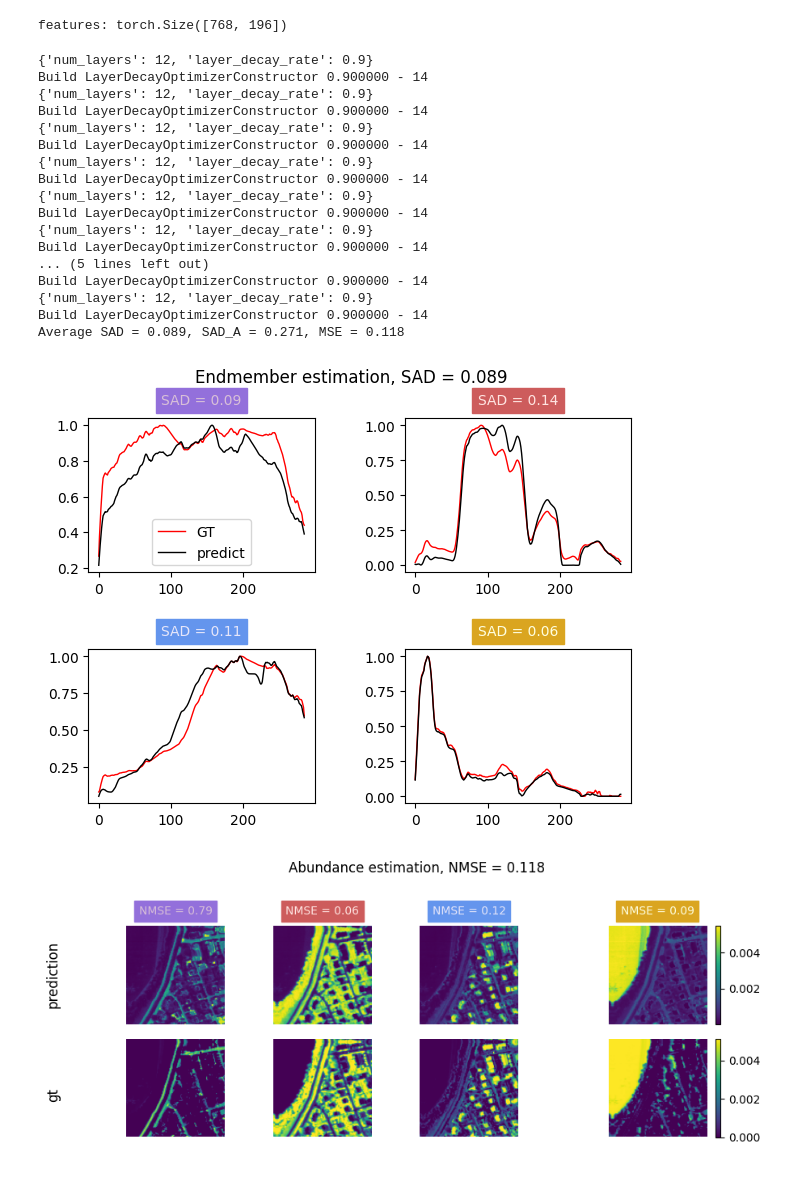
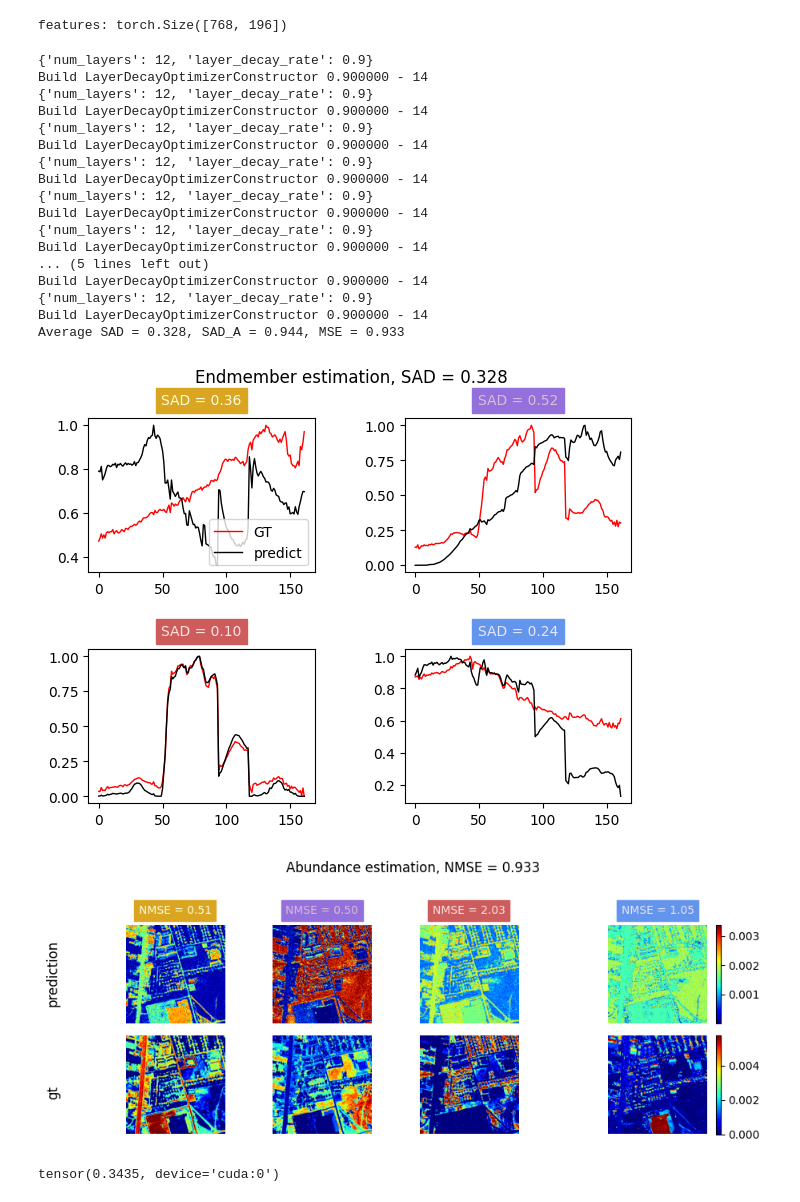
Before and after one commit to edabier/SS-HSU_benchmark, a Jupyter notebook: fm_unmixing.ipynb, the cells around one changed output. Cells and saved outputs as stored; diff of their text form; code cells hidden in the pictures.

```diff
--- a/fm_unmixing.ipynb
+++ b/fm_unmixing.ipynb
@@ -38,7 +39,7 @@ else:
 # %% [output]
 Using device: cuda:0
 # %%
-dataset = "apex"
+dataset = "urban4"
 data = io.loadmat(f"datasets/{dataset}.mat")
 Y_flat = torch.tensor(data["Y"], dtype=torch.float)
 A_flat = torch.tensor(data["A"], dtype=torch.float)
@@ -48,6 +49,7 @@ B, c, N = E_init.shape[0], E_init.shape[1], Y_flat.shape[1]
 Y_init = utils.oneD_to_2d(Y_flat)
 A_init = utils.oneD_to_2d(A_flat)
 H = Y_init.shape[-1]
+# Y_init = Y_init/Y_init.max()
 Y_init = Y_init.unsqueeze(0)
 A_init = A_init.unsqueeze(0)
 
@@ -60,8 +62,13 @@ with open(wavelengths_path, "r") as file:
     wavelengths = [float(line.strip()) for line in lines if line.strip()]
 # %%
 n_features = 1
-fm, Y_init_f, new_H = rsfm.create_fm("DOFA", Y_init, n_features=n_features, use_cls=False, extend_cls=False, path=global_path, patch_size=16)
-features = rsfm.get_dofa_features(fm, Y_init_f, wavelengths)
+fm_name = "DOFA"
+fm, Y_init_f, new_H = rsfm.create_fm(fm_name, Y_init, n_features=n_features, use_cls=False, extend_cls=False, path=global_path, patch_size=16)
+
+if fm_name == "DOFA":
+    features = rsfm.get_dofa_features(fm, Y_init_f, wavelengths)
+elif fm_name == "HyperFree":
+    features = rsfm.get_hyperfree_features(fm, Y_init_f, wavelengths)
 D = int(features.shape[0]/1)
 
 print(f"features: {features.shape}")
@@ -98,6 +105,7 @@ for n in range(n_xp):
             optimizer.zero_grad()
 
             Y = utils.oneD_to_2d(Y).to(dev)
+            Y = Y/Y.max()
             A = utils.oneD_to_2d(A).to(dev)
             E = E.to(dev)
 
@@ -105,12 +113,8 @@ for n in range(n_xp):
 
             Y, features = rsfm.extract_f(fm, Y, new_H, wavelengths, use_cls=False)
 
-            Y = F.pad(Y, pad=(8,8,8,8), mode='reflect')
-            Y = Y[:, :, :new_H, :new_H]
-
             E_hat, A_hat, Y_hat = model(features)
-            W_ab, W_mse, W_tv_e, W_tv_a, W_e = 0.6, 0.09, 3e-5, 0, 0
-            loss, loss_sad, loss_ab, loss_tv_e, loss_tv_a, loss_mse, loss_norm_e = model.loss(Y, Y_hat, A_hat, E_hat, 1, W_ab, W_tv_e, W_tv_a, W_mse, W_e)
+            loss = model.loss(Y, Y_hat, A_hat, E_hat)
 
             loss.backward()
             nn.utils.clip_grad_norm_(model.parameters(), max_norm=10, norm_type=1)
@@ -121,42 +125,45 @@ for n in range(n_xp):
                     constraints = models.weightConstraint()
                     model.decoder.apply(constraints)
 
-            # del E_hat, A_hat, Y_hat, features1
-
     model.eval()
 
     with torch.no_grad():
-        _,A_init, features = rsfm.extract_f(fm, Y, new_H, wavelengths, A,use_cls=False)
+        _, A, features = rsfm.extract_f(fm, Y_init, new_H, wavelengths, A_init ,use_cls=False)
         E_hat, A_hat, _ = model(features)
 
     E_hats[n] = E_hat
     A_hats[n] = A_hat.squeeze(0)
 
 E_hat_m = torch.mean(E_hats, dim=0)
 A_hat_m = torch.mean(A_hats, dim=0)
 
-A_init = F.pad(A_init, pad=(8,8,8,8), mode='reflect')
-A_init = A_init[:, :, :new_H, :new_H]
-
-sad, sad_a, mse = plots.compute_metrics_and_plot(E_hat_m, A_hat_m, A_init, E, normalize_E=True, normalize_A=True, return_results=True)
+sad, sad_a, mse = plots.compute_metrics_and_plot(E_hat_m, A_hat_m, A, E, normalize_E=True, normalize_A=True, return_results=True, cmap='jet')
 print(f"Average SAD = {format(sad, '.3f')}, SAD_A = {format(sad_a, '.3f')}, MSE = {format(mse, '.3f')}")
 # %% [output]
 {'num_layers': 12, 'layer_decay_rate': 0.9}
 Build LayerDecayOptimizerConstructor 0.900000 - 14
 {'num_layers': 12, 'layer_decay_rate': 0.9}
 Build LayerDecayOptimizerConstructor 0.900000 - 14
 {'num_layers': 12, 'layer_decay_rate': 0.9}
 Build LayerDecayOptimizerConstructor 0.900000 - 14
 {'num_layers': 12, 'layer_decay_rate': 0.9}
 Build LayerDecayOptimizerConstructor 0.900000 - 14
 {'num_layers': 12, 'layer_decay_rate': 0.9}
 Build LayerDecayOptimizerConstructor 0.900000 - 14
 {'num_layers': 12, 'layer_decay_rate': 0.9}
 Build LayerDecayOptimizerConstructor 0.900000 - 14
 ... (5 lines left out)
 Build LayerDecayOptimizerConstructor 0.900000 - 14
 {'num_layers': 12, 'layer_decay_rate': 0.9}
 Build LayerDecayOptimizerConstructor 0.900000 - 14
-Average SAD = 0.089, SAD_A = 0.271, MSE = 0.118
+Average SAD = 0.328, SAD_A = 0.944, MSE = 0.933
-[figure, old version]
+[figure, new version]
-[figure, old version]
+[figure, new version]
+# %%
+mse_loss = nn.MSELoss()
+
+E_hat_2, A_hat_m_2, _ = utils.order_endmembers(E, E_hat_m, A_hat_m)
+rmse = torch.sqrt(mse_loss(A, A_hat_m_2))
+rmse
+# %% [output]
+tensor(0.3435, device='cuda:0')
```
Also changed, not shown: parts of 1 cell of this notebook, 7 other files.
